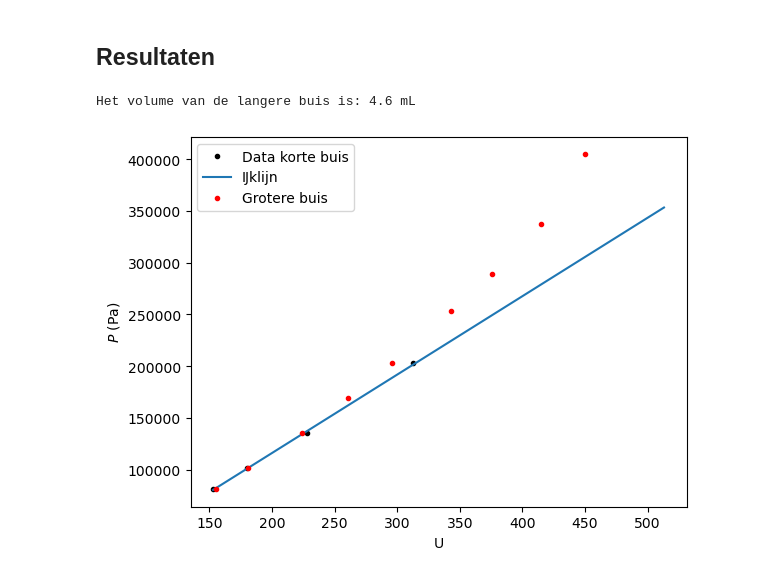
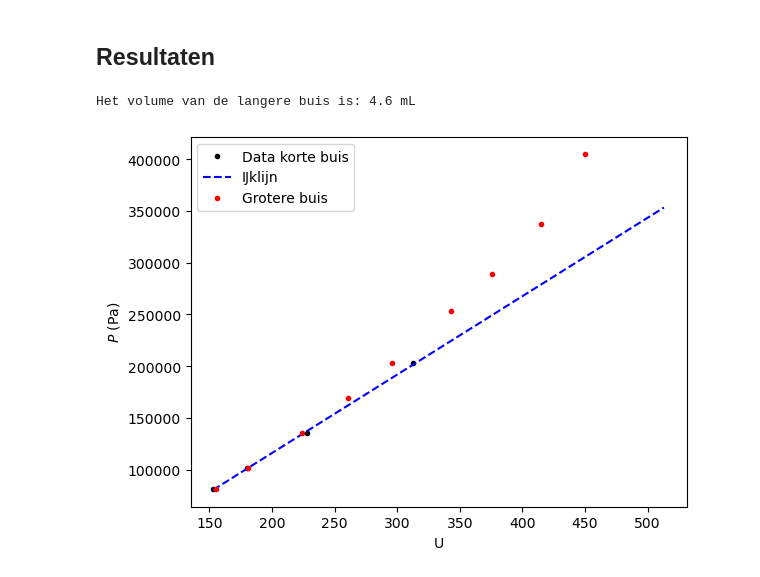
Before and after one commit to Eerkje/Annet-Erik, a Jupyter notebook: Content/Labs/druksensorijken.ipynb, the cells around one changed output. Saved outputs shown, nothing was run; the diff lists cells and outputs as text; code cells hidden in the pictures.

```diff
--- a/Content/Labs/druksensorijken.ipynb
+++ b/Content/Labs/druksensorijken.ipynb
@@ -108,26 +108,26 @@ Er geldt $P_1(V_1+V_{buis})=P_2(V_2+V_{buis})$. Hieruit volgt dat $V_b=\frac{P_2
 # %%
 V_deel2 = np.array([50,40,30,24,20,16,14,12,10]) #mL,bij 40 mL is de druk 1 atm
 U_deel2 = np.array([155,181,224,261,296,343,376,415,450]) #gemeten spanning
 P_deel2_t = np.array([(4/5)*atm, atm, (4/3)*atm, (40/24)*atm, 2*atm, (40/16)*atm, (40/14)*atm, (40/12)*atm, 4*atm]) #druk in Pa volgens de wet van Boyle
-P_deel2= val[0]*U_deel2+val[1] #druk in Pa volgens de gemeten spanning en de ijking vna deel 1
+P_deel2= val[0]*U_deel2+val[1] #druk in Pa volgens de gemeten spanning en de ijking van deel 1
 
 #Formule van hierboven iteratief gebruiken en gemiddelde nemen om V_buis te bepalen
 i=1
 V_b_array=np.array([])
 for i in range(len(V_deel2)):
     V_b = (P_deel2[i]*V_deel2[i]-P_deel2[i-1]*V_deel2[i-1])/(P_deel2[i-1]-P_deel2[i])
     V_b_array = np.append(V_b_array, V_b)
 print('Het volume van de langere buis is:', round(np.average(V_b_array),1), 'mL')
 
-#grafiek
+#grafiek met meting 1, ijklijn van meting 1 en meting 2
 plt.figure()
 plt.xlabel('U')
 plt.ylabel('$P$ (Pa)')
 plt.plot(U, P, 'k.', label='Data korte buis')
-plt.plot( U_fit, P_fit, label= 'IJklijn')
+plt.plot( U_fit, P_fit,'b--', label= 'IJklijn')
 plt.plot(U_deel2,P_deel2_t, 'r.' ,label='Grotere buis')
 plt.legend()
 plt.show()
 # %% [output]
 Het volume van de langere buis is: 4.6 mL
-[figure, old version]
+[figure, new version]
```
Also changed, not shown: parts of 2 cells of this notebook, 5 other files.
